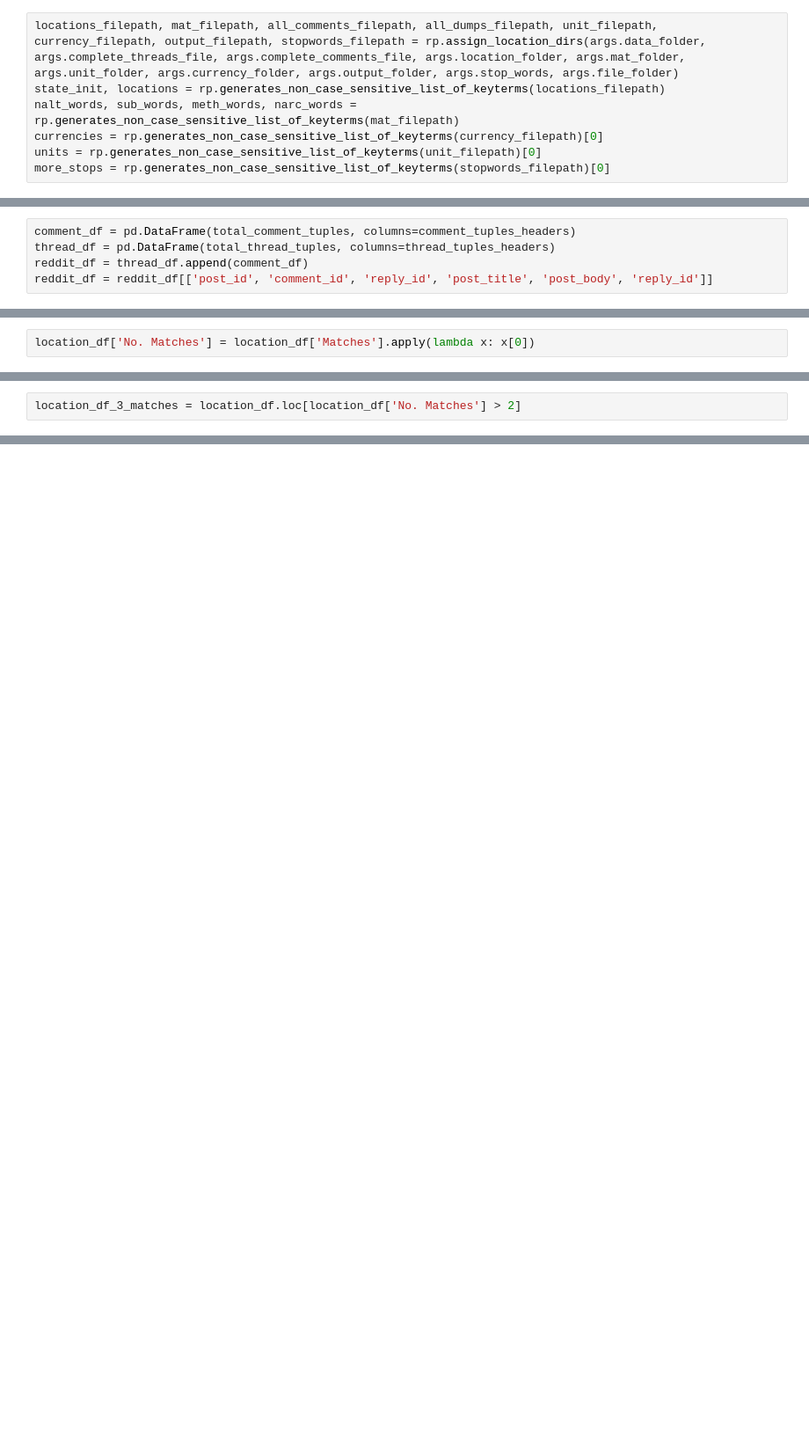
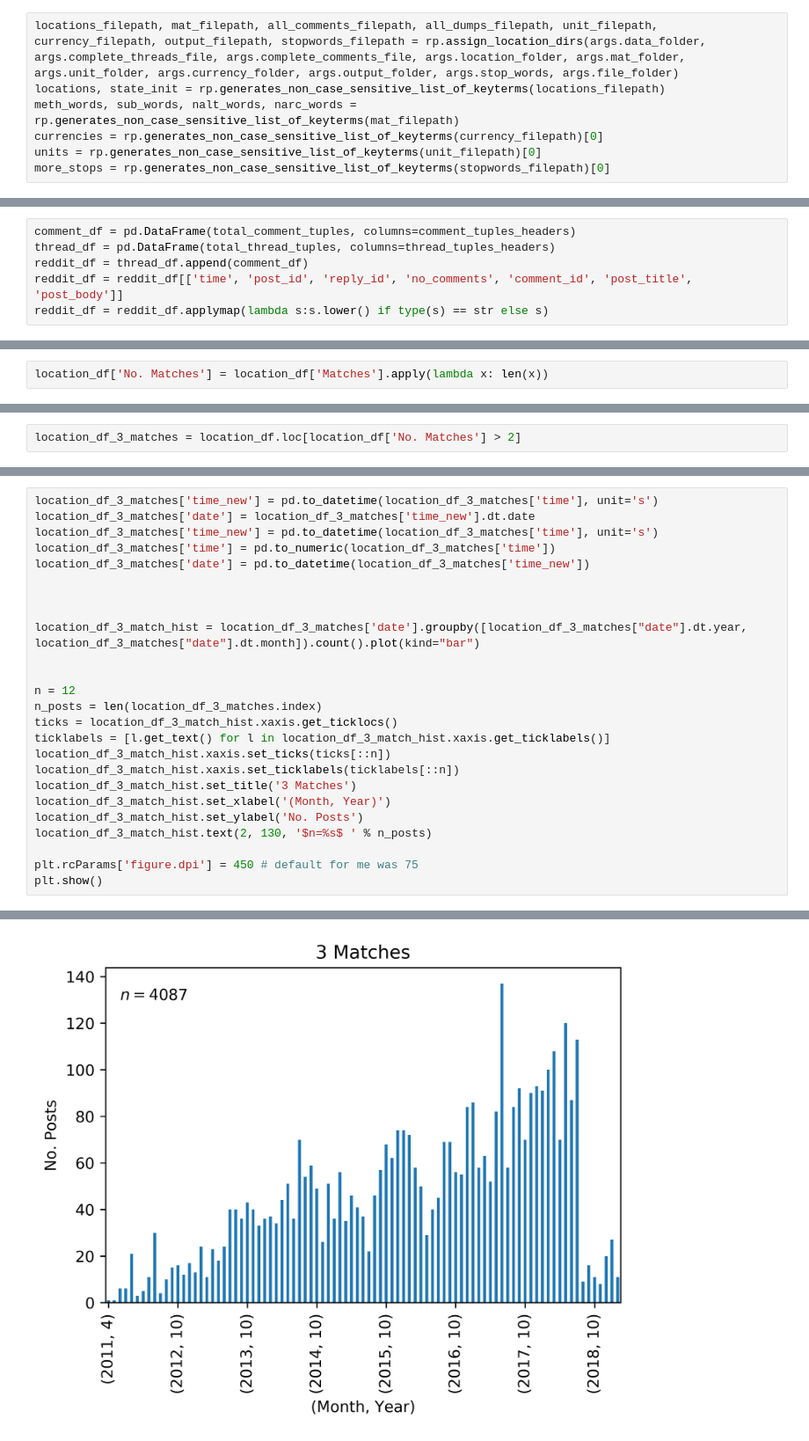
Before and after one commit to akilby/drug_pricing, a Jupyter notebook: drug_pricing_analysis.ipynb, the cells around one changed output, grey strips where cells are left out. Shown at 88% size. Cells and saved outputs as stored; diff of their text form; blank space fills up the shorter version.

Commit message:
Updating notebooks with histograms and filter functions

```diff
--- a/drug_pricing_analysis.ipynb
+++ b/drug_pricing_analysis.ipynb
@@ -47,7 +48,7 @@ print(dir(rp))
 # %%
 locations_filepath, mat_filepath, all_comments_filepath, all_dumps_filepath, unit_filepath, currency_filepath, output_filepath, stopwords_filepath = rp.assign_location_dirs(args.data_folder, args.complete_threads_file, args.complete_comments_file, args.location_folder, args.mat_folder, args.unit_folder, args.currency_folder, args.output_folder, args.stop_words, args.file_folder)
-state_init, locations = rp.generates_non_case_sensitive_list_of_keyterms(locations_filepath)
-nalt_words, sub_words, meth_words, narc_words = rp.generates_non_case_sensitive_list_of_keyterms(mat_filepath)
+locations, state_init = rp.generates_non_case_sensitive_list_of_keyterms(locations_filepath)
+meth_words, sub_words, nalt_words, narc_words = rp.generates_non_case_sensitive_list_of_keyterms(mat_filepath)
 currencies = rp.generates_non_case_sensitive_list_of_keyterms(currency_filepath)[0]
 units = rp.generates_non_case_sensitive_list_of_keyterms(unit_filepath)[0]
 more_stops = rp.generates_non_case_sensitive_list_of_keyterms(stopwords_filepath)[0]
@@ -114,7 +119,8 @@ def convert_key_word_threads_to_df(df, search_for, regexp, case_sensitive=False)
 comment_df = pd.DataFrame(total_comment_tuples, columns=comment_tuples_headers)
 thread_df = pd.DataFrame(total_thread_tuples, columns=thread_tuples_headers)
 reddit_df = thread_df.append(comment_df)
-reddit_df = reddit_df[['post_id', 'comment_id', 'reply_id', 'post_title', 'post_body', 'reply_id']]
+reddit_df = reddit_df[['time', 'post_id', 'reply_id', 'no_comments', 'comment_id', 'post_title', 'post_body']]
+reddit_df = reddit_df.applymap(lambda s:s.lower() if type(s) == str else s)
 # %% [markdown]
 ### MAT DataFrames
 # %%
@@ -265,4 +472,4 @@ location_df['Matches'] = location_df.eq(True).dot(location_df.columns+',').str[:
 # %%
 location_df['No. Matches'] = location_df['Matches'].str.len()
 # %%
-location_df['No. Matches'] = location_df['Matches'].apply(lambda x: x[0])
+location_df['No. Matches'] = location_df['Matches'].apply(lambda x: len(x))
@@ -295,0 +499,26 @@ location_df_3_matches.shape
+# %%
+location_df_3_matches['time_new'] = pd.to_datetime(location_df_3_matches['time'], unit='s')
+location_df_3_matches['date'] = location_df_3_matches['time_new'].dt.date
+location_df_3_matches['time_new'] = pd.to_datetime(location_df_3_matches['time'], unit='s')
+location_df_3_matches['time'] = pd.to_numeric(location_df_3_matches['time'])
+location_df_3_matches['date'] = pd.to_datetime(location_df_3_matches['time_new'])
+
+
+
+location_df_3_match_hist = location_df_3_matches['date'].groupby([location_df_3_matches["date"].dt.year, location_df_3_matches["date"].dt.month]).count().plot(kind="bar")
+
+
+n = 12
+n_posts = len(location_df_3_matches.index)
+ticks = location_df_3_match_hist.xaxis.get_ticklocs()
+ticklabels = [l.get_text() for l in location_df_3_match_hist.xaxis.get_ticklabels()]
+location_df_3_match_hist.xaxis.set_ticks(ticks[::n])
+location_df_3_match_hist.xaxis.set_ticklabels(ticklabels[::n])
+location_df_3_match_hist.set_title('3 Matches')
+location_df_3_match_hist.set_xlabel('(Month, Year)')
+location_df_3_match_hist.set_ylabel('No. Posts')
+location_df_3_match_hist.text(2, 130, '$n=%s$ ' % n_posts)
+
+plt.rcParams['figure.dpi'] = 450 # default for me was 75
+plt.show()
+# %% [output]
@@ -295,0 +542 @@ location_df_3_matches.shape
+[figure, added]
```
Also changed, not shown: parts of 30 cells of this notebook, 1 other file.
